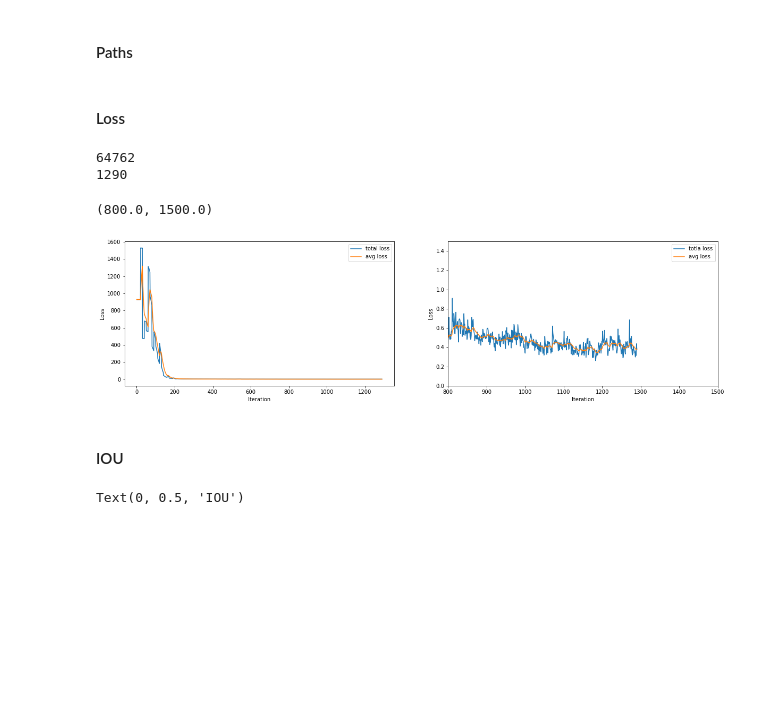
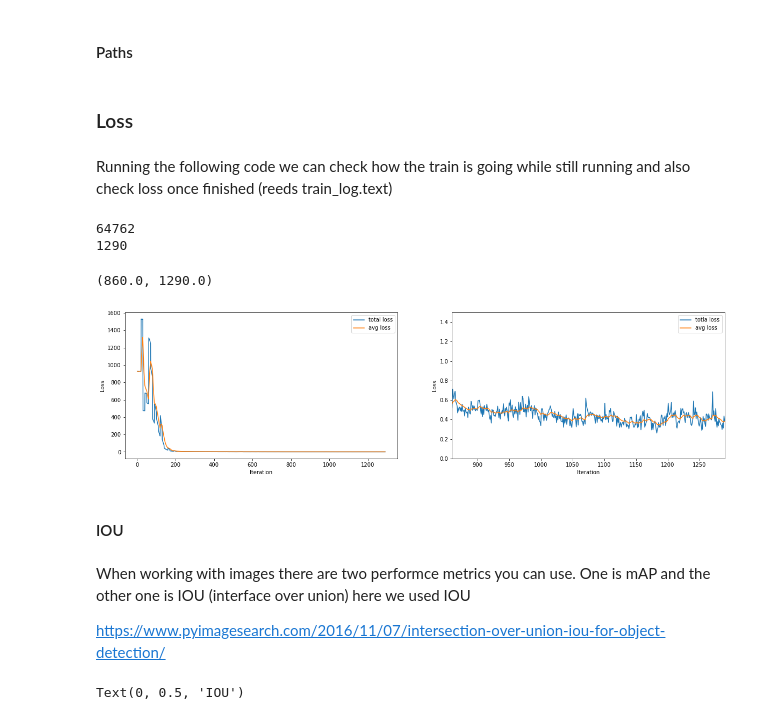
Before and after one commit to luisfarre/final_project_ih, a Jupyter notebook: 4.loss_IOU_and_test.ipynb, the cells around one changed output. Cells and saved outputs as stored; diff of their text form; code cells hidden in the pictures; blank space fills up the shorter version.

```diff
--- a/4.test.ipynb
+++ b/4.loss_IOU_and_test.ipynb
@@ -29,41 +29,47 @@ BACKUP_PATH = os.path.join(os.getcwd(), 'backup')
 
 DATA_EXTENSION_FILE_PATH = os.path.join(CONFIG_PATH, 'ih_fp.data')
 # %% [markdown]
-#### Loss
+### Loss
+# %% [markdown]
+Running the following code we can check how the train is going while still running and also check loss once finished (reeds train_log.text)
 # %%
 iters = []
 losses = []
 total_losses = []
 with open("train_log.txt", 'r') as f:
     for i,line in enumerate(f):
         if "images" in line:
             iters.append(int(line.strip().split()[0].split(":")[0]))
             losses.append(float(line.strip().split()[2]))
             total_losses.append(float(line.strip().split()[1].split(',')[0]))
 
 print(i)
 print(max(iters))
 plt.figure(figsize=(20, 5))
 plt.subplot(1,2,1)
 sns.lineplot(iters, total_losses, label="total loss")
 sns.lineplot(iters, losses, label="avg loss")
 plt.xlabel("Iteration")
 plt.ylabel("Loss")
 
 plt.subplot(1,2,2)
 sns.lineplot(iters, total_losses, label="totla loss")
 sns.lineplot(iters, losses, label="avg loss")
 plt.xlabel("Iteration")
 plt.ylabel("Loss")
 plt.ylim([0, 1.5])
-plt.xlim([800,1500])
+plt.xlim([max(iters)/1.5,max(iters)])
 # %% [output]
 64762
 1290
-(800.0, 1500.0)
+(860.0, 1290.0)
-[figure, old version]
+[figure, new version]
 # %% [markdown]
 #### IOU
+# %% [markdown]
+When working with images there are two performce metrics you can use. One is mAP and the other one is IOU (interface over union) here we used IOU
+
+https://www.pyimagesearch.com/2016/11/07/intersection-over-union-iou-for-object-detection/
 # %%
 iters = []
 IOU_value_82 = []
```
Also changed, not shown: 6 other files.
